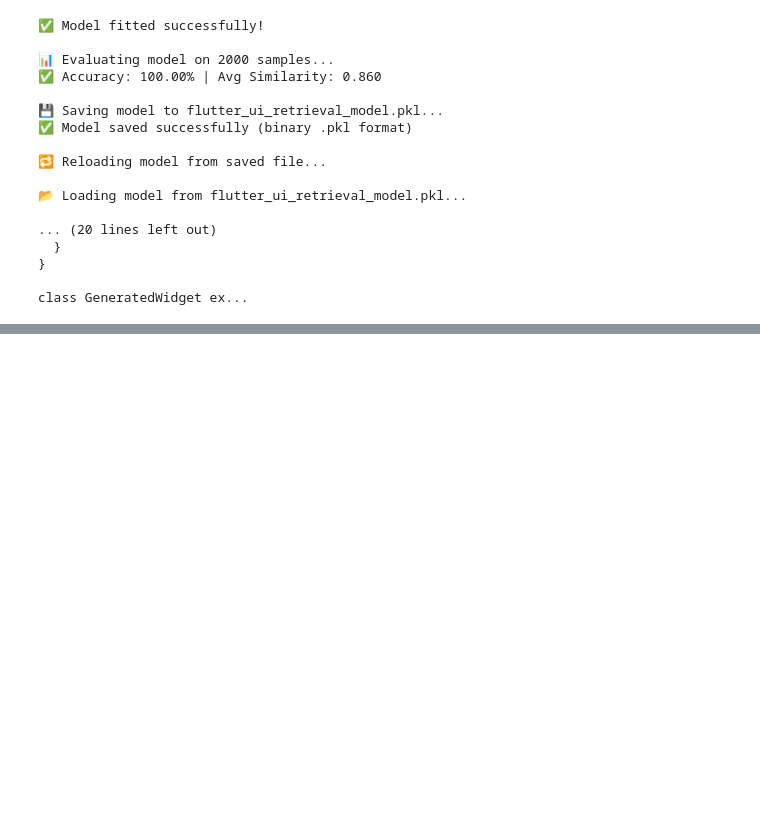
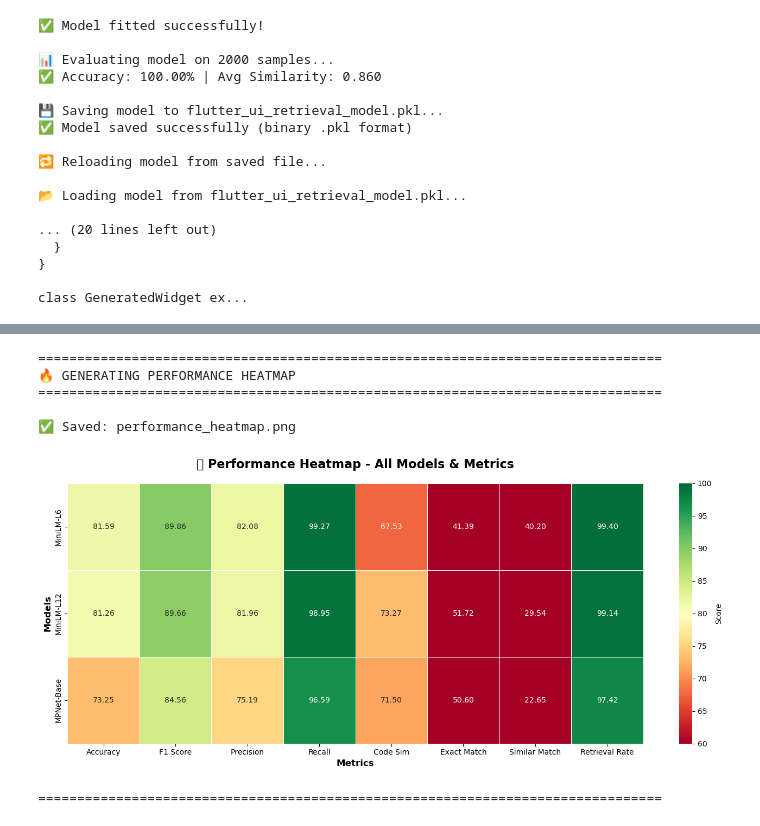
Before and after one commit to kusha2000/flutter_ui_generator, a Jupyter notebook: Training_Model/flutter_training_notebook.ipynb, the cells around one changed output, grey strips where cells are left out. Cells and saved outputs as stored; diff of their text form; code cells hidden in the pictures; blank space fills up the shorter version.

```diff
--- a/Training_Model/flutter_training_notebook.ipynb
+++ b/Training_Model/flutter_training_notebook.ipynb
@@ -3164,0 +8161,57 @@ class GeneratedWidget ex...
+# %%
+# ================================================================================
+# 8.7 MODEL COMPARISON HEATMAP
+# ================================================================================
+
+print("\n" + "="*80)
+print("🔥 GENERATING PERFORMANCE HEATMAP")
+print("="*80 + "\n")
+
+# Create data for heatmap
+heatmap_metrics = [
+    'Accuracy', 'F1 Score', 'Precision', 'Recall',
+    'Code Sim', 'Exact Match', 'Similar Match', 'Retrieval Rate'
+]
+
+heatmap_data = []
+for result in all_results:
+    row = [
+        result['test_results']['accuracy'],
+        result['test_results']['f1_score'],
+        result['test_results']['precision'],
+        result['test_results']['recall'],
+        result['test_results']['avg_code_similarity'] * 100,
+        result['test_results']['exact_match_rate'],
+        result['test_results']['similar_match_rate'],
+        result['test_results']['retrieval_rate']
+    ]
+    heatmap_data.append(row)
+
+heatmap_df = pd.DataFrame(heatmap_data,
+                          columns=heatmap_metrics,
+                          index=model_names)
+
+fig, ax = plt.subplots(figsize=(14, 6))
+sns.heatmap(heatmap_df, annot=True, fmt='.2f', cmap='RdYlGn',
+            center=80, vmin=60, vmax=100,
+            linewidths=0.5, cbar_kws={'label': 'Score'})
+
+ax.set_title('🔥 Performance Heatmap - All Models & Metrics',
+             fontsize=16, fontweight='bold', pad=20)
+ax.set_xlabel('Metrics', fontsize=12, fontweight='bold')
+ax.set_ylabel('Models', fontsize=12, fontweight='bold')
+
+plt.tight_layout()
+plt.savefig('performance_heatmap.png', dpi=300, bbox_inches='tight')
+print("✅ Saved: performance_heatmap.png")
+plt.show()
+
+print("\n" + "="*80)
+# %% [output]
+================================================================================
+🔥 GENERATING PERFORMANCE HEATMAP
+================================================================================
+
+✅ Saved: performance_heatmap.png
+[figure, added]
+================================================================================
```
Also changed, not shown: parts of 16 cells of this notebook, 49 other files.
